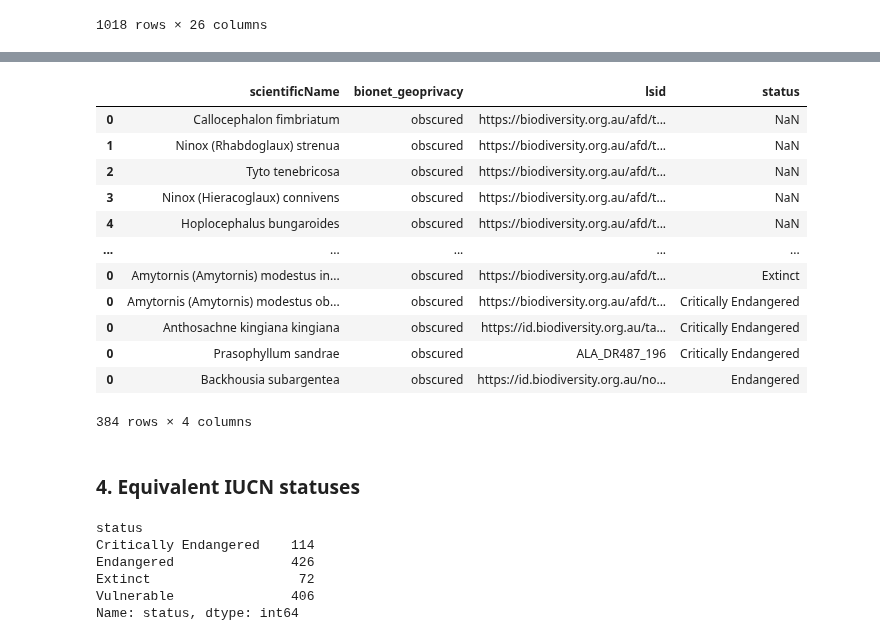
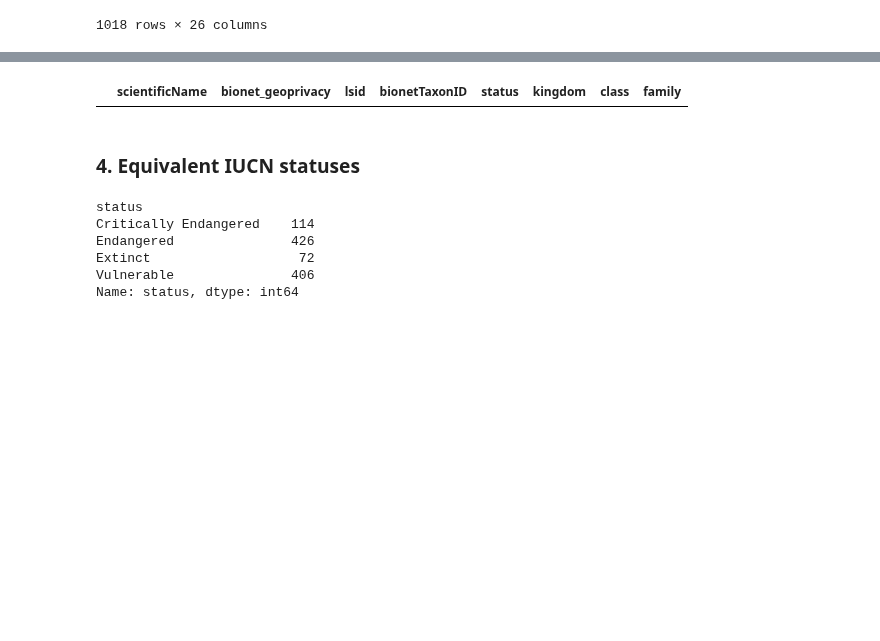
Before and after one commit to AtlasOfLivingAustralia/authoritative-lists, a Jupyter notebook: source-code/py-notebook/inaturalist-statuses/nsw.ipynb, the cells around one changed output, grey strips where cells are left out. Cells and saved outputs as stored; diff of their text form; code cells hidden in the pictures; blank space fills up the shorter version.

```diff
--- a/source-code/py-notebook/inaturalist-statuses/nsw.ipynb
+++ b/source-code/py-notebook/inaturalist-statuses/nsw.ipynb
@@ -161,6 +161,6 @@ conservationlist
 # %%
 # join them in a way that works for inat (eg sensitive list, geoprivacy = 'obscured'
 statelist = pd.concat([sensitivelist[['scientificName', 'bionet_geoprivacy', 'lsid']],
-                    conservationlist[['scientificName','status','bionet_geoprivacy', 'lsid']]]).drop_duplicates()
+                    conservationlist[['bionetTaxonID', 'scientificName','status','bionet_geoprivacy', 'kingdom', 'class', 'family','lsid']]]).drop_duplicates()
 statelist
 # %% [output]
@@ -180,21 +180,9 @@ statelist
 # %%
 # check for duplicates with conflicting information
-statelist.groupby('scientificName').filter(lambda x: len(x) > 1)#.sort('size',ascending=False)
+statelist.groupby('bionetTaxonID').filter(lambda x: len(x) > 1)#.sort('size',ascending=False)
 #df.groupby('hash').filter(lambda group: len(group) > 1).sort('size', ascending=False)
 # %% [output]
-|  | scientificName | bionet_geoprivacy | lsid | status |
-| 0 | Callocephalon fimbriatum | obscured | https://biodiversity.org.au/afd/t... | NaN |
-| 1 | Ninox (Rhabdoglaux) strenua | obscured | https://biodiversity.org.au/afd/t... | NaN |
-| 2 | Tyto tenebricosa | obscured | https://biodiversity.org.au/afd/t... | NaN |
-| 3 | Ninox (Hieracoglaux) connivens | obscured | https://biodiversity.org.au/afd/t... | NaN |
-| 4 | Hoplocephalus bungaroides | obscured | https://biodiversity.org.au/afd/t... | NaN |
-| ... | ... | ... | ... | ... |
-| 0 | Amytornis (Amytornis) modestus in... | obscured | https://biodiversity.org.au/afd/t... | Extinct |
-| 0 | Amytornis (Amytornis) modestus ob... | obscured | https://biodiversity.org.au/afd/t... | Critically Endangered |
-| 0 | Anthosachne kingiana kingiana | obscured | https://id.biodiversity.org.au/ta... | Critically Endangered |
-| 0 | Prasophyllum sandrae | obscured | ALA_DR487_196 | Critically Endangered |
-| 0 | Backhousia subargentea | obscured | https://id.biodiversity.org.au/no... | Endangered |
+|  | scientificName | bionet_geoprivacy | lsid | bionetTaxonID | status | kingdom | class | family |
-384 rows × 4 columns
 # %% [markdown]
 ### 4. Equivalent IUCN statuses
 # %%
```
Also changed, not shown: parts of 3 cells of this notebook.
